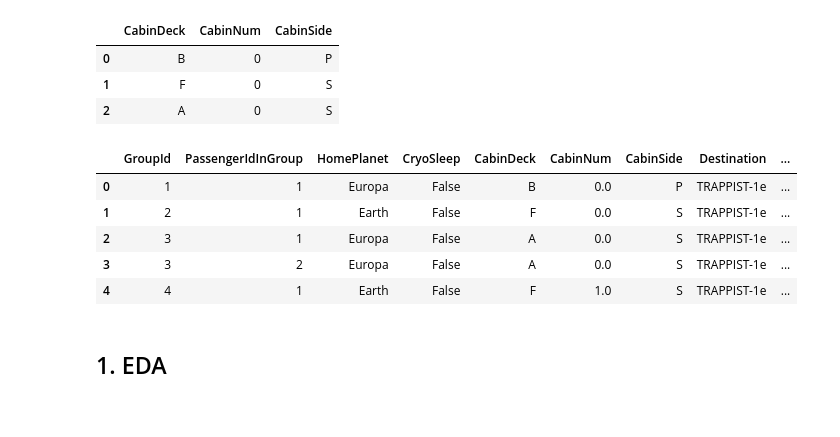
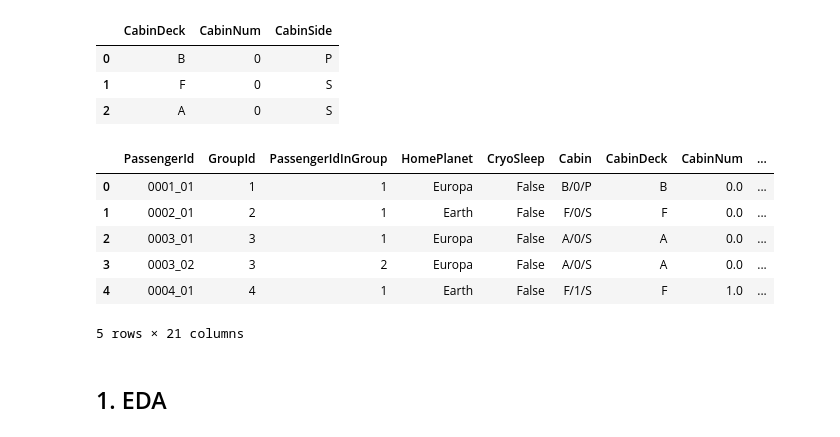
Before and after one commit to sergeybylinin/Geekbrains, a Jupyter notebook: 14. Spaceship Titanic/final_project.ipynb, the cells around one changed output. Cells and saved outputs as stored; diff of their text form; code cells hidden in the pictures.

```diff
--- a/14. Spaceship Titanic/final_project.ipynb
+++ b/14. Spaceship Titanic/final_project.ipynb
@@ -150,20 +152,22 @@ cabin.head(3)
 train_df['FirstName'] = train_df['Name'].dropna().apply(lambda x: x.split()[0])
 train_df['LastName'] = train_df['Name'].dropna().apply(lambda x: x.split()[1])
 # %%
-train_df = pd.concat([train_df, passenger_id, cabin], axis=1).drop(columns=['PassengerId', 'Cabin', 'Name'])
+train_df = pd.concat([train_df, passenger_id, cabin], axis=1)
+# .drop(columns=['PassengerId', 'Cabin', 'Name'])
 
-train_df = train_df[['GroupId', 'PassengerIdInGroup', 'HomePlanet', 'CryoSleep', 'CabinDeck',
-                     'CabinNum', 'CabinSide', 'Destination', 'Age', 'VIP', 'RoomService',
-                     'FoodCourt', 'ShoppingMall', 'Spa', 'VRDeck', 'FirstName', 'LastName',
+train_df = train_df[['PassengerId', 'GroupId', 'PassengerIdInGroup', 'HomePlanet', 'CryoSleep', 'Cabin',
+                     'CabinDeck', 'CabinNum', 'CabinSide', 'Destination', 'Age', 'VIP',
+                     'RoomService','FoodCourt', 'ShoppingMall', 'Spa', 'VRDeck', 'Name', 'FirstName', 'LastName',
                      'Transported']]
 train_df.head()
 # %% [output]
-|  | GroupId | PassengerIdInGroup | HomePlanet | CryoSleep | CabinDeck | CabinNum | CabinSide | Destination | ... |
-| 0 | 1 | 1 | Europa | False | B | 0.0 | P | TRAPPIST-1e | ... |
-| 1 | 2 | 1 | Earth | False | F | 0.0 | S | TRAPPIST-1e | ... |
-| 2 | 3 | 1 | Europa | False | A | 0.0 | S | TRAPPIST-1e | ... |
-| 3 | 3 | 2 | Europa | False | A | 0.0 | S | TRAPPIST-1e | ... |
-| 4 | 4 | 1 | Earth | False | F | 1.0 | S | TRAPPIST-1e | ... |
+|  | PassengerId | GroupId | PassengerIdInGroup | HomePlanet | CryoSleep | Cabin | CabinDeck | CabinNum | ... |
+| 0 | 0001_01 | 1 | 1 | Europa | False | B/0/P | B | 0.0 | ... |
+| 1 | 0002_01 | 2 | 1 | Earth | False | F/0/S | F | 0.0 | ... |
+| 2 | 0003_01 | 3 | 1 | Europa | False | A/0/S | A | 0.0 | ... |
+| 3 | 0003_02 | 3 | 2 | Europa | False | A/0/S | A | 0.0 | ... |
+| 4 | 0004_01 | 4 | 1 | Earth | False | F/1/S | F | 1.0 | ... |
+5 rows × 21 columns
 # %% [markdown]
 ## 1. EDA  <a class='anchor' id='eda'>
 # %% [markdown]
```
Also changed, not shown: parts of 63 cells of this notebook.
